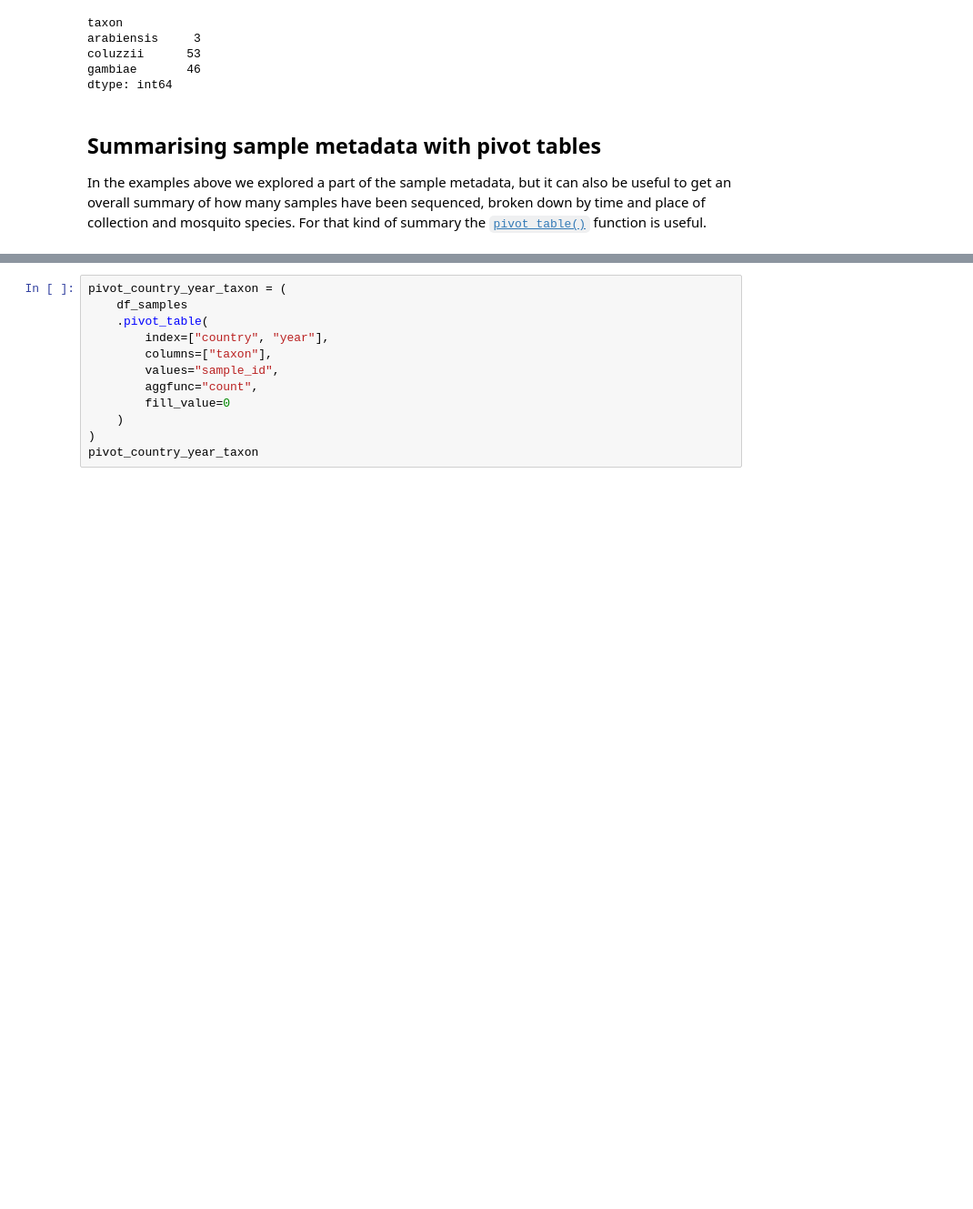
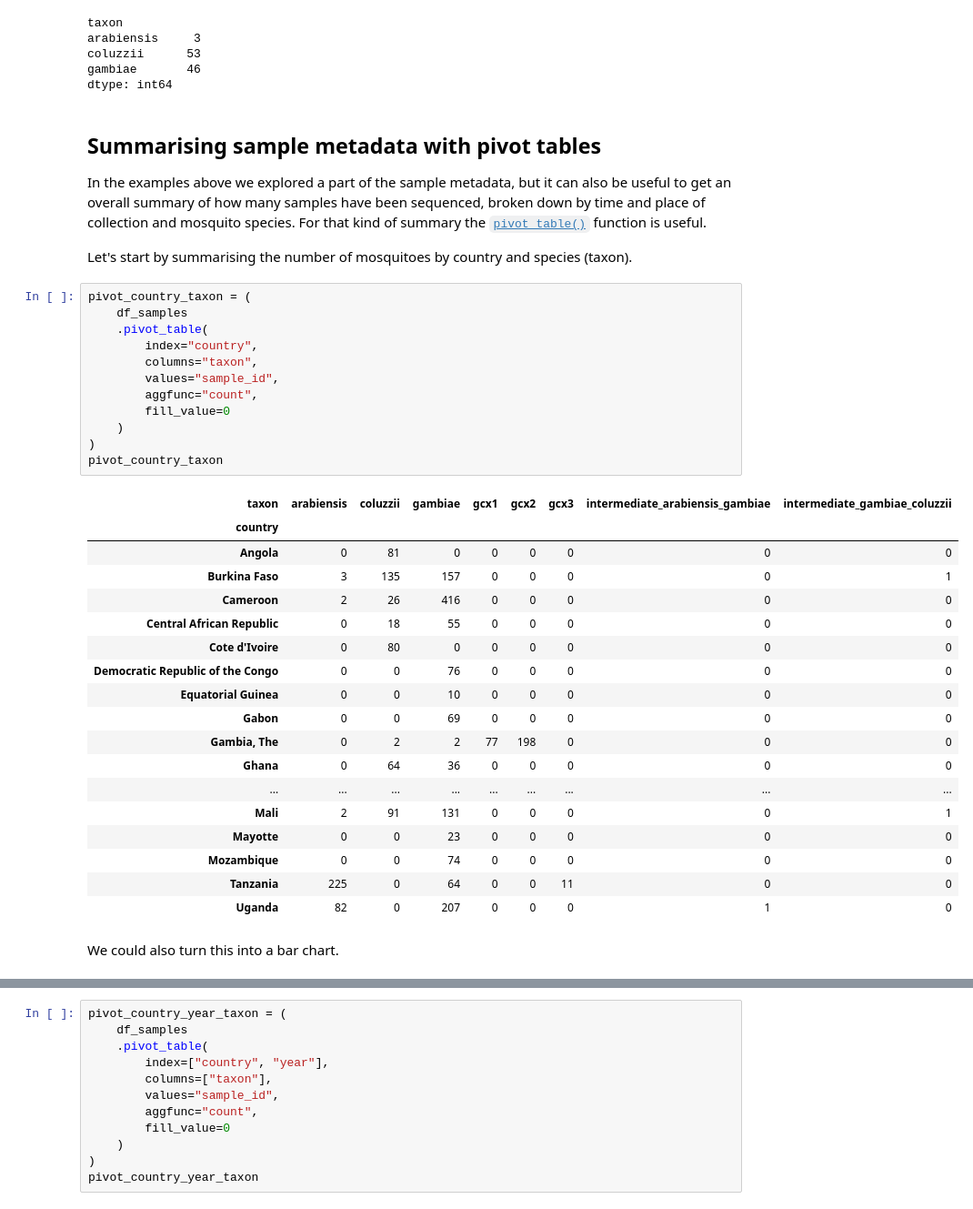
Before and after one commit to anopheles-genomic-surveillance/anopheles-genomic-surveillance.github.io, a Jupyter notebook: docs/workshop-1/module-2-sample-metadata.ipynb, the cells around one changed output, grey strips where cells are left out. Shown at 91% size. Cells and saved outputs as stored; diff of their text form; blank space fills up the shorter version.

```diff
--- a/docs/workshop-1/module-2-sample-metadata.ipynb
+++ b/docs/workshop-1/module-2-sample-metadata.ipynb
@@ -222,3 +222,38 @@ dtype: int64
 ## Summarising sample metadata with pivot tables
 
 In the examples above we explored a part of the sample metadata, but it can also be useful to get an overall summary of how many samples have been sequenced, broken down by time and place of collection and mosquito species. For that kind of summary the [`pivot_table()`](https://pandas.pydata.org/docs/user_guide/reshaping.html#pivot-tables) function is useful.
+
+Let's start by summarising the number of mosquitoes by country and species (taxon).
+# %%
+pivot_country_taxon = (
+    df_samples
+    .pivot_table(
+        index="country",
+        columns="taxon",
+        values="sample_id",
+        aggfunc="count",
+        fill_value=0
+    )
+)
+pivot_country_taxon
+# %% [output]
+| taxon | arabiensis | coluzzii | gambiae | gcx1 | gcx2 | gcx3 | intermediate_arabiensis_gambiae | intermediate_gambiae_coluzzii |
+| country |  |  |  |  |  |  |  |  |
+| Angola | 0 | 81 | 0 | 0 | 0 | 0 | 0 | 0 |
+| Burkina Faso | 3 | 135 | 157 | 0 | 0 | 0 | 0 | 1 |
+| Cameroon | 2 | 26 | 416 | 0 | 0 | 0 | 0 | 0 |
+| Central African Republic | 0 | 18 | 55 | 0 | 0 | 0 | 0 | 0 |
+| Cote d'Ivoire | 0 | 80 | 0 | 0 | 0 | 0 | 0 | 0 |
+| Democratic Republic of the Congo | 0 | 0 | 76 | 0 | 0 | 0 | 0 | 0 |
+| Equatorial Guinea | 0 | 0 | 10 | 0 | 0 | 0 | 0 | 0 |
+| Gabon | 0 | 0 | 69 | 0 | 0 | 0 | 0 | 0 |
+| Gambia, The | 0 | 2 | 2 | 77 | 198 | 0 | 0 | 0 |
+| Ghana | 0 | 64 | 36 | 0 | 0 | 0 | 0 | 0 |
+| ... | ... | ... | ... | ... | ... | ... | ... | ... |
+| Mali | 2 | 91 | 131 | 0 | 0 | 0 | 0 | 1 |
+| Mayotte | 0 | 0 | 23 | 0 | 0 | 0 | 0 | 0 |
+| Mozambique | 0 | 0 | 74 | 0 | 0 | 0 | 0 | 0 |
+| Tanzania | 225 | 0 | 64 | 0 | 0 | 11 | 0 | 0 |
+| Uganda | 82 | 0 | 207 | 0 | 0 | 0 | 1 | 0 |
+# %% [markdown]
+We could also turn this into a bar chart.
```
Also changed, not shown: parts of 8 cells of this notebook.
